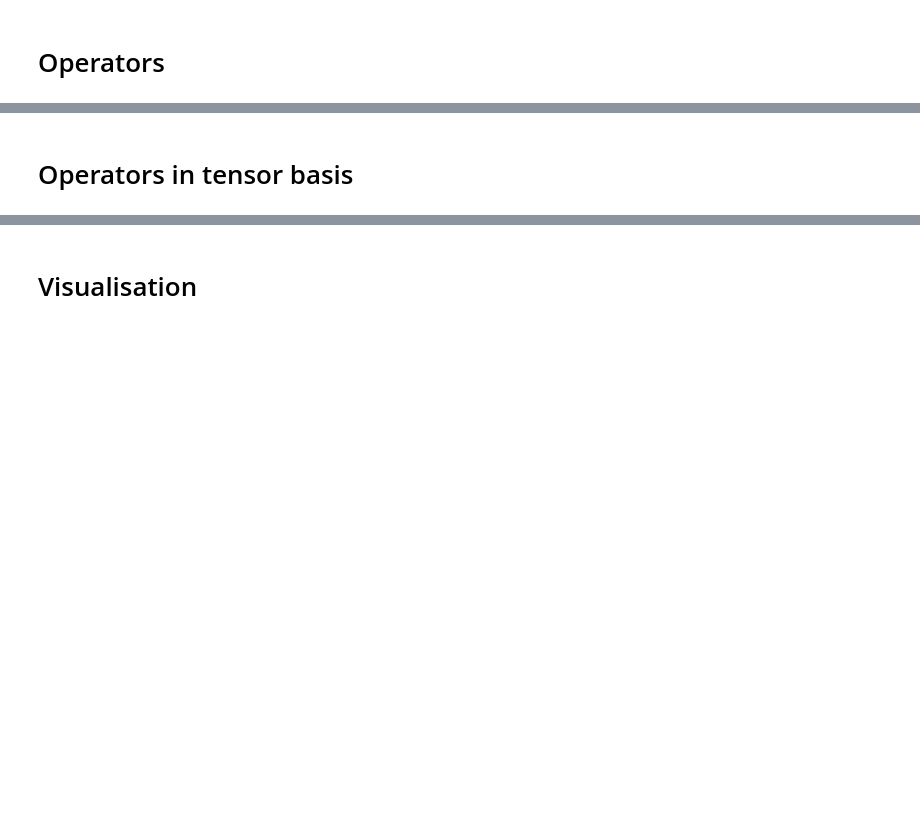
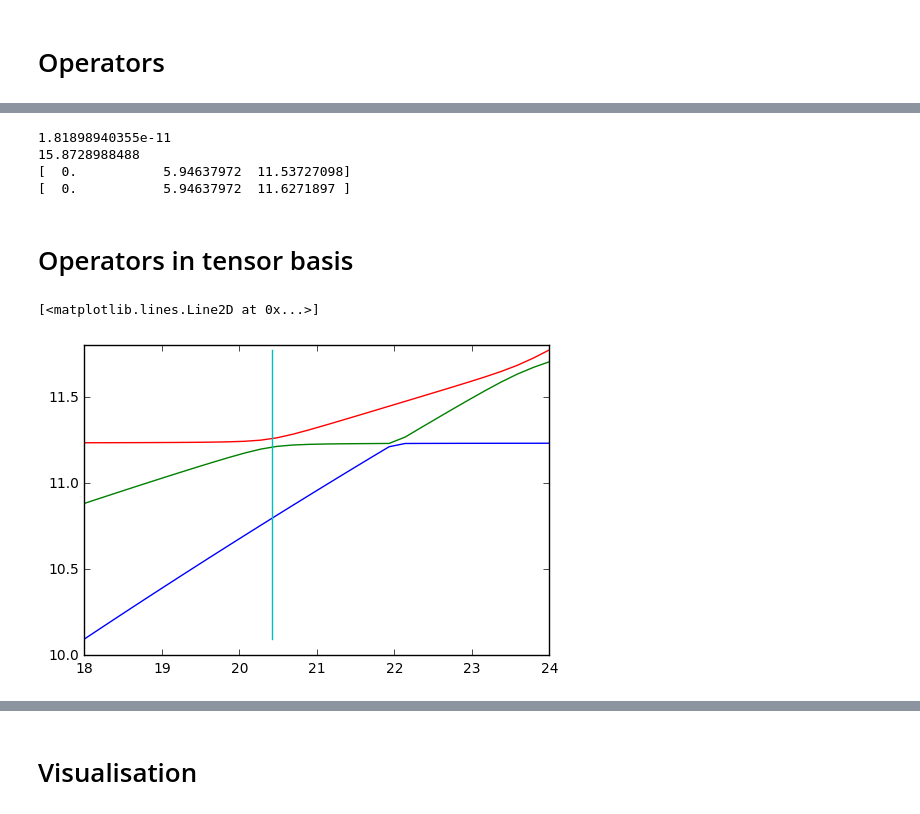
Before and after one commit to safoex/qubitlab, a Jupyter notebook: python/qutip/2qubit.ipynb, the cells around one changed output, grey strips where cells are left out. Cells and saved outputs as stored; diff of their text form; code cells hidden in the pictures; blank space fills up the shorter version.

```diff
--- a/python/qutip/2qubit.ipynb
+++ b/python/qutip/2qubit.ipynb
@@ -142,3 +145,36 @@ print(evals2[0:3])
+# %%
+
+Ec = [0.31,0.24]
+Ej = [22,20]
+args['Ej']=Ej[0]
+Ej_space = np.linspace(15.87289,15.8729, 1000)
+
+difs = []
+for Ej_id, E_j in enumerate(Ej_space):
+    evals, evecs = Hq(N[0],E_j,Ec[0]).eigenstates()
+    difs.append(abs(evals[1] - evals[0] - w10[1]))
+m = min(difs)
+needed_Ej = 0
+for d_id, d in enumerate(difs):
+    if d == m:
+        needed_Ej = (Ej_space[d_id])
+        print(m)
+print(needed_Ej)
+evals, evecs = Hq(N[0], needed_Ej, Ec[0]).eigenstates()
+dE = evals[0]
+for i,e in enumerate(evals):
+    evals[i] -= dE
+evals2 = Hqq_evals(2)
+dE = evals2[0]
+for i,e in enumerate(evals2):
+    evals2[i] -= dE
+print(evals[0:3])
+print(evals2[0:3])
+# %% [output]
+1.81898940355e-11
+15.8728988488
+[  0.           5.94637972  11.53727098]
+[  0.           5.94637972  11.6271897 ]
 # %% [markdown]
 # Operators in tensor basis
 # %%
@@ -152,11 +188,12 @@ def THc(qubit, N = N, Ec = Ec, n_g = 0):
 def THj(qubit, N = N, Ej = Ej, n_g = 0):
     return T(Hj(N[qubit-1],Ej[qubit-1]),qubit,N)
 
-def THq(qubit):
-    return THc(qubit) + THj(qubit)
+def THq(qubit, N = N, Ej = Ej, Ec = Ec):
+    return THc(qubit,N,Ec) + THj(qubit,N,Ej)
 
 def THqq():
     return THq(1) + THq(2)
+
 
 def THic(N = N, Eu = Eu):
     return Eu * tensor(n(N[0]),n(N[1]))
@@ -186,6 +223,23 @@ def TSp(qubit, N = N):
 
 def TSm(qubit, N = N):
     return T2N(sigmam(),qubit, N)
+# %%
+Ej_space = np.linspace(18,24, 30)
+
+difs = []
+levels = []
+for Ej_id, E_j in enumerate(Ej_space):
+    THsys = THq(1,N,[E_j,Ej[1]]) + THq(2) + THic()
+    evals, evecs = THsys.eigenstates()
+    levels.append(evals-evals[0])
+# %%
+min_lvl = 3
+max_lvl = 6
+plt.plot(Ej_space, np.array(levels)[:,min_lvl:max_lvl])
+plt.plot(needed_Ej*np.ones(2), [np.array(levels)[0,min_lvl], np.array(levels)[-1,max_lvl-1]])
+# %% [output]
+[<matplotlib.lines.Line2D at 0x...>]
+[figure, added]
 # %%
 Eu = 0.01
 def THq_int(N = N, Ej = Ej, Ec = Ec, Eu = Eu):
```
Also changed, not shown: parts of 39 cells of this notebook, 1 other file.
